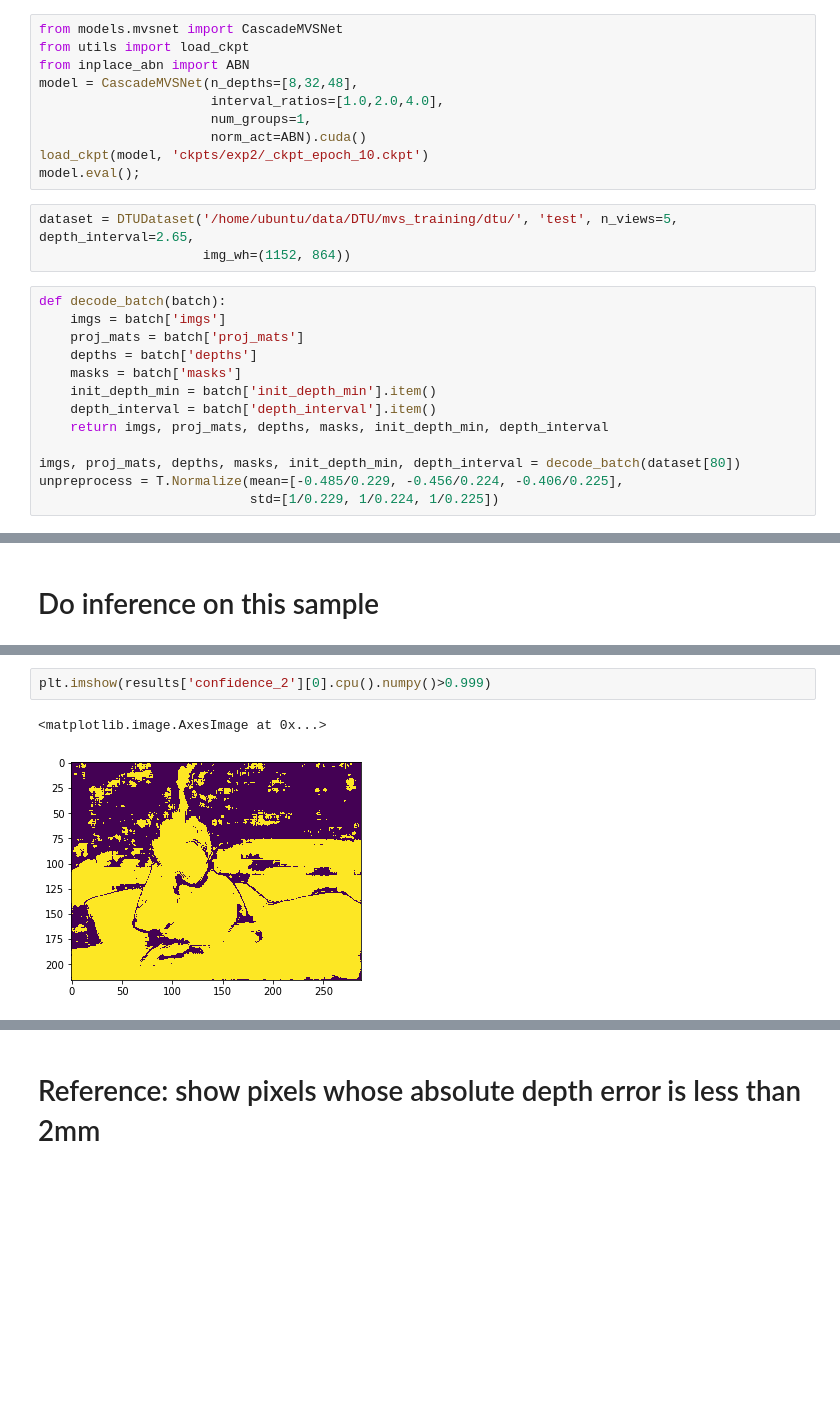
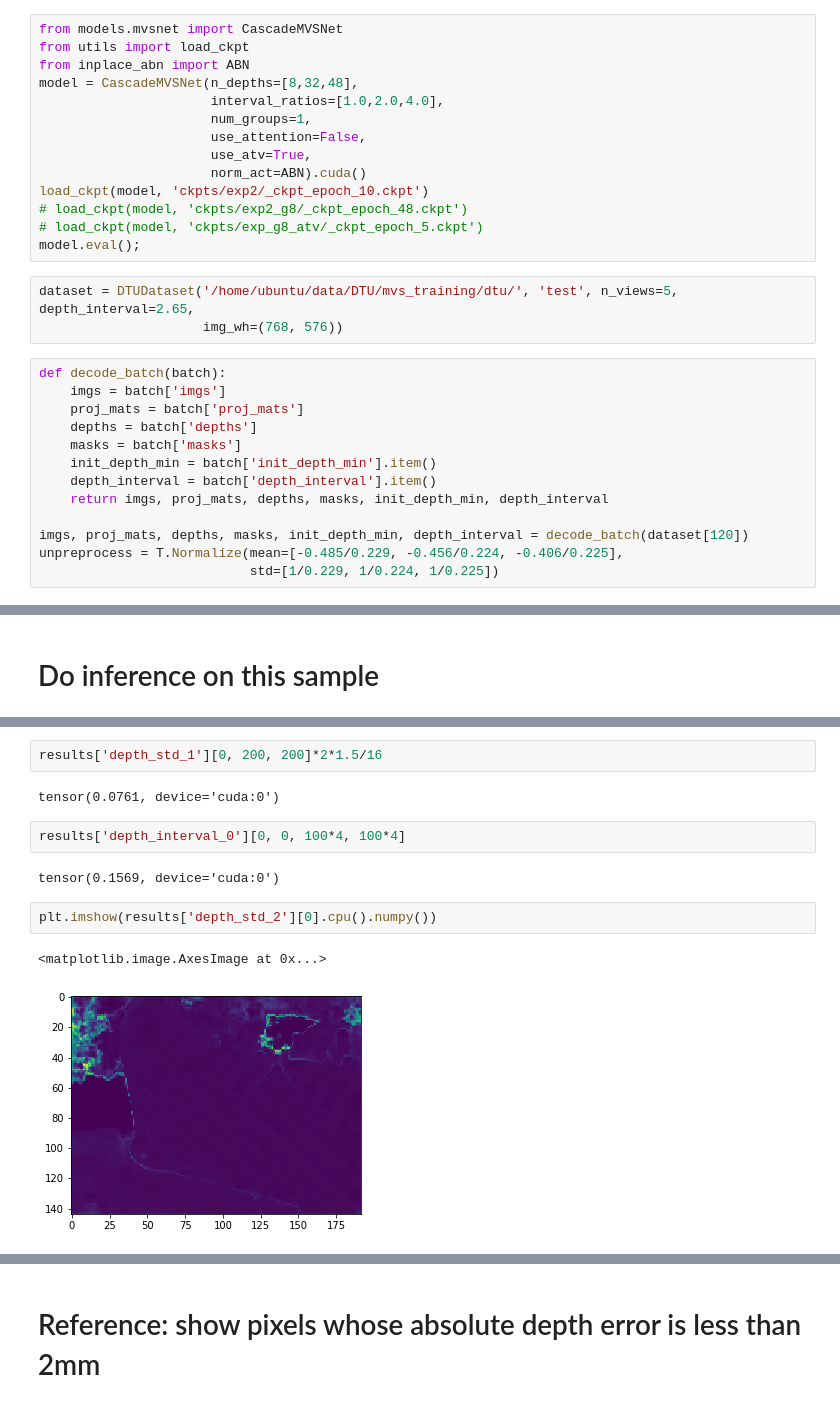
Before and after one commit to kwea123/CasMVSNet_pl, a Jupyter notebook: test.ipynb, the cells around one changed output, grey strips where cells are left out. Drawn from its saved outputs; the diff is of its cells as text; blank space fills up the shorter version.

```diff
--- a/test.ipynb
+++ b/test.ipynb
@@ -18,12 +18,16 @@ from inplace_abn import ABN
 model = CascadeMVSNet(n_depths=[8,32,48],
                       interval_ratios=[1.0,2.0,4.0],
                       num_groups=1,
+                      use_attention=False,
+                      use_atv=True,
                       norm_act=ABN).cuda()
 load_ckpt(model, 'ckpts/exp2/_ckpt_epoch_10.ckpt')
+# load_ckpt(model, 'ckpts/exp2_g8/_ckpt_epoch_48.ckpt')
+# load_ckpt(model, 'ckpts/exp_g8_atv/_ckpt_epoch_5.ckpt')
 model.eval();
 # %%
 dataset = DTUDataset('/home/ubuntu/data/DTU/mvs_training/dtu/', 'test', n_views=5, depth_interval=2.65,
-                     img_wh=(1152, 864))
+                     img_wh=(768, 576))
 # %%
 def decode_batch(batch):
     imgs = batch['imgs']
@@ -34,7 +38,7 @@ def decode_batch(batch):
     depth_interval = batch['depth_interval'].item()
     return imgs, proj_mats, depths, masks, init_depth_min, depth_interval
 
-imgs, proj_mats, depths, masks, init_depth_min, depth_interval = decode_batch(dataset[80])
+imgs, proj_mats, depths, masks, init_depth_min, depth_interval = decode_batch(dataset[120])
 unpreprocess = T.Normalize(mean=[-0.485/0.229, -0.456/0.224, -0.406/0.225],
                            std=[1/0.229, 1/0.224, 1/0.225])
 # %% [markdown]
@@ -65,5 +74,13 @@ plt.imshow(visualize_depth(results['depth_0'][0]).permute(1,2,0), alpha=0.5)
+# %%
+results['depth_std_1'][0, 200, 200]*2*1.5/16
+# %% [output]
+tensor(0.0761, device='cuda:0')
+# %%
+results['depth_interval_0'][0, 0, 100*4, 100*4]
+# %% [output]
+tensor(0.1569, device='cuda:0')
 # %%
-plt.imshow(results['confidence_2'][0].cpu().numpy()>0.999)
+plt.imshow(results['depth_std_2'][0].cpu().numpy())
 # %% [output]
 <matplotlib.image.AxesImage at 0x...>
-[figure, old version]
+[figure, new version]
```
Also changed, not shown: parts of 12 cells of this notebook, 11 other files.
